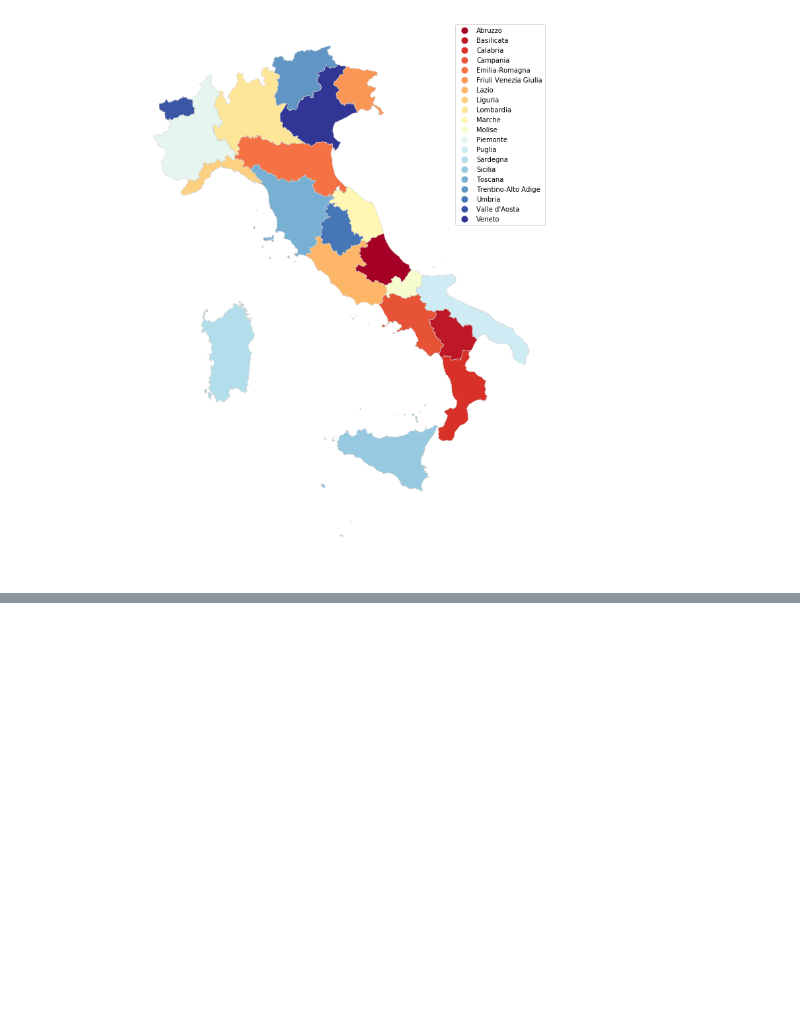
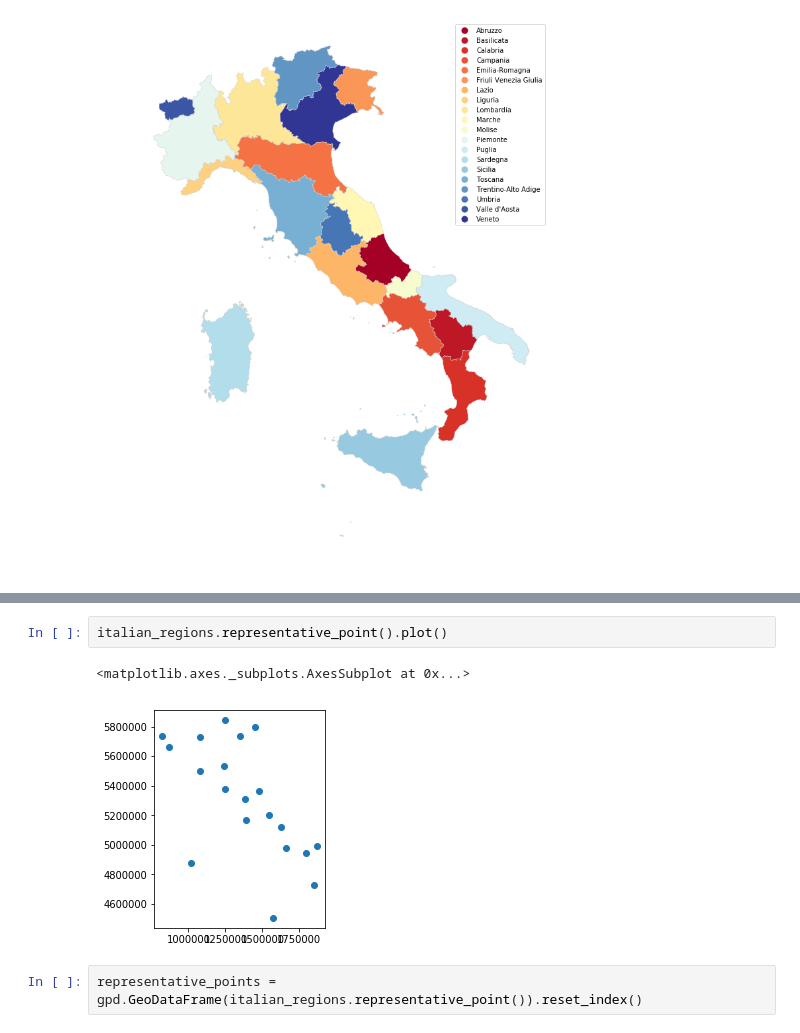
Before and after one commit to napo/geospatial_bigdive, a Jupyter notebook: 03 - Visualizing Geospatial Data #bigdive8.ipynb, the cells around one changed output, grey strips where cells are left out. Drawn from its saved outputs; the diff is of its cells as text; blank space fills up the shorter version.

```diff
--- a/03 - Visualizing Geospatial Data #bigdive8.ipynb
+++ b/03 - Visualizing Geospatial Data #bigdive8.ipynb
@@ -107,0 +125,7 @@ ax.set_axis_off()
+# %%
+italian_regions.representative_point().plot()
+# %% [output]
+<matplotlib.axes._subplots.AxesSubplot at 0x...>
+[figure, added]
+# %%
+representative_points = gpd.GeoDataFrame(italian_regions.representative_point()).reset_index()
```
Also changed, not shown: parts of 13 cells of this notebook, 1 other file.
